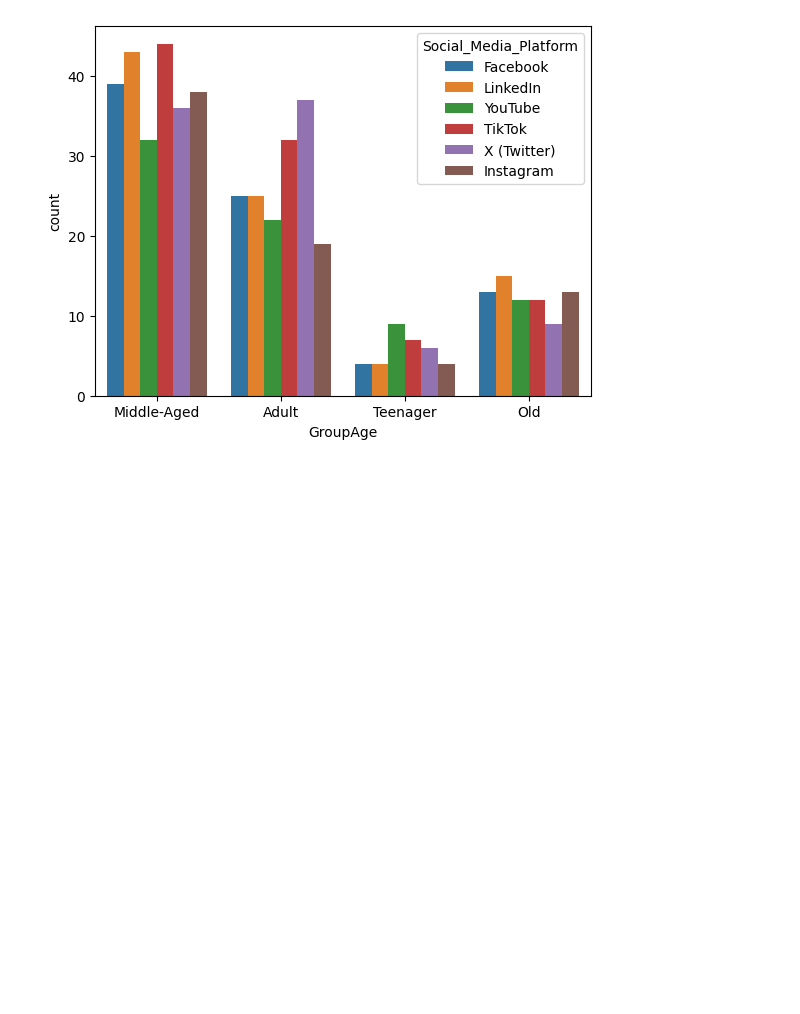
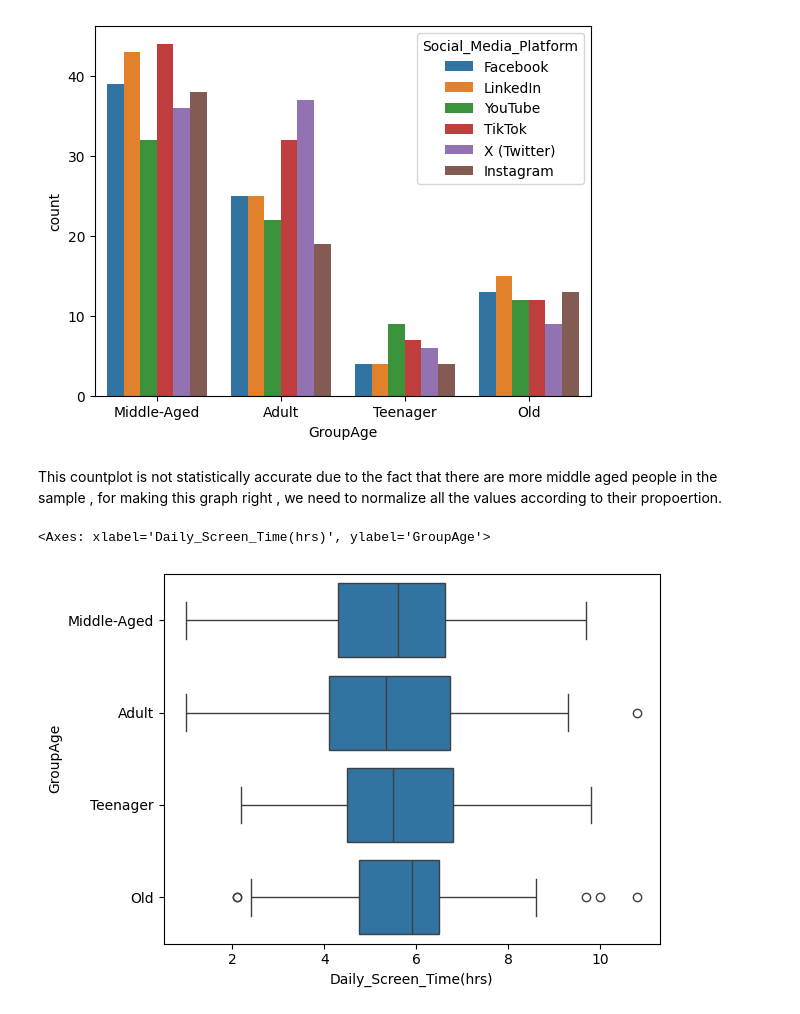
Before and after one commit to Ashmit-rai17/SocialMedia-Usage-Analysis, a Jupyter notebook: eda.ipynb, the cells around one changed output. Cells and saved outputs as stored; diff of their text form; code cells hidden in the pictures; blank space fills up the shorter version.

Commit message:
group based analysis

```diff
--- a/eda.ipynb
+++ b/eda.ipynb
@@ -188,3 +188,10 @@ sns.countplot(data=df, x="GroupAge", hue="Social_Media_Platform")
 # %% [output]
 <Axes: xlabel='GroupAge', ylabel='count'>
 [figure]
+# %% [markdown]
+This countplot is not statistically accurate due to the fact that there are more middle aged people in the sample , for making this graph right , we need to normalize all the values according to their propoertion.
+# %%
+sns.boxplot(x = df["Daily_Screen_Time(hrs)"] , y = df["GroupAge"])
+# %% [output]
+<Axes: xlabel='Daily_Screen_Time(hrs)', ylabel='GroupAge'>
+[figure, added]
```
Also changed, not shown: parts of 7 cells of this notebook.
